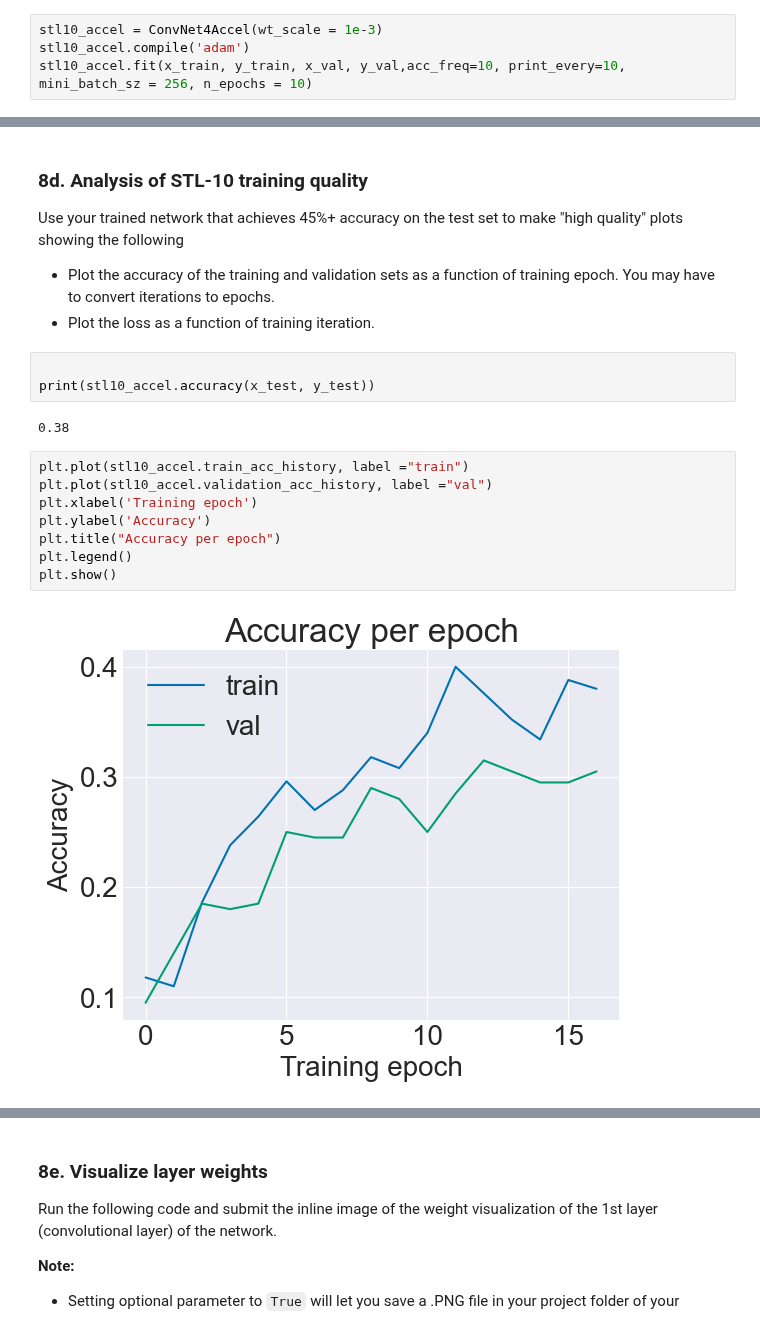
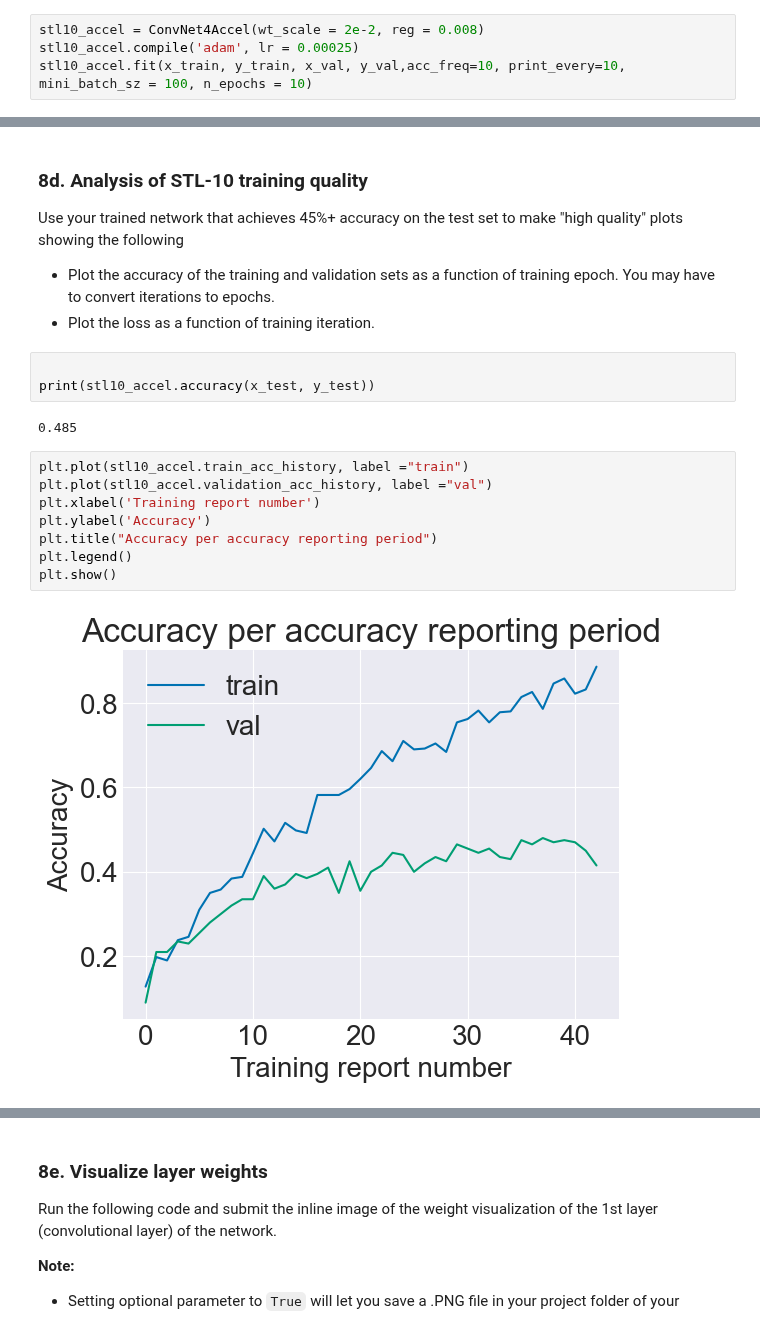
Before and after one commit to GhailanFadah/Neural-Networks, a Jupyter notebook: project3/optimize_and_train_cnn.ipynb, the cells around one changed output, grey strips where cells are left out. Saved outputs shown, nothing was run; the diff lists cells and outputs as text.

```diff
--- a/project3/optimize_and_train_cnn.ipynb
+++ b/project3/optimize_and_train_cnn.ipynb
@@ -459,7 +459,7 @@ You are now ready to train on the entire training set.
 # %%
 from network import ConvNet4Accel
 # %%
-stl10_accel = ConvNet4Accel(wt_scale = 1e-3)
-stl10_accel.compile('adam')
-stl10_accel.fit(x_train, y_train, x_val, y_val,acc_freq=10, print_every=10, mini_batch_sz = 256, n_epochs = 10)
+stl10_accel = ConvNet4Accel(wt_scale = 2e-2, reg = 0.008)
+stl10_accel.compile('adam', lr = 0.00025)
+stl10_accel.fit(x_train, y_train, x_val, y_val,acc_freq=10, print_every=10, mini_batch_sz = 100, n_epochs = 10)
 # %% [output]
@@ -491,17 +491,17 @@ Use your trained network that achieves 45%+ accuracy on the test set to make "hi
 
 print(stl10_accel.accuracy(x_test, y_test))
 # %% [output]
-0.38
+0.485
 # %%
 plt.plot(stl10_accel.train_acc_history, label ="train")
 plt.plot(stl10_accel.validation_acc_history, label ="val")
-plt.xlabel('Training epoch')
+plt.xlabel('Training report number')
 plt.ylabel('Accuracy')
-plt.title("Accuracy per epoch")
+plt.title("Accuracy per accuracy reporting period")
 plt.legend()
 plt.show()
 # %% [output]
-[figure, old version]
+[figure, new version]
 # %%
 plt.plot(stl10_accel.loss_history)
 plt.xlabel('Iteration')
```
Also changed, not shown: parts of 16 cells of this notebook, 4 other files.
